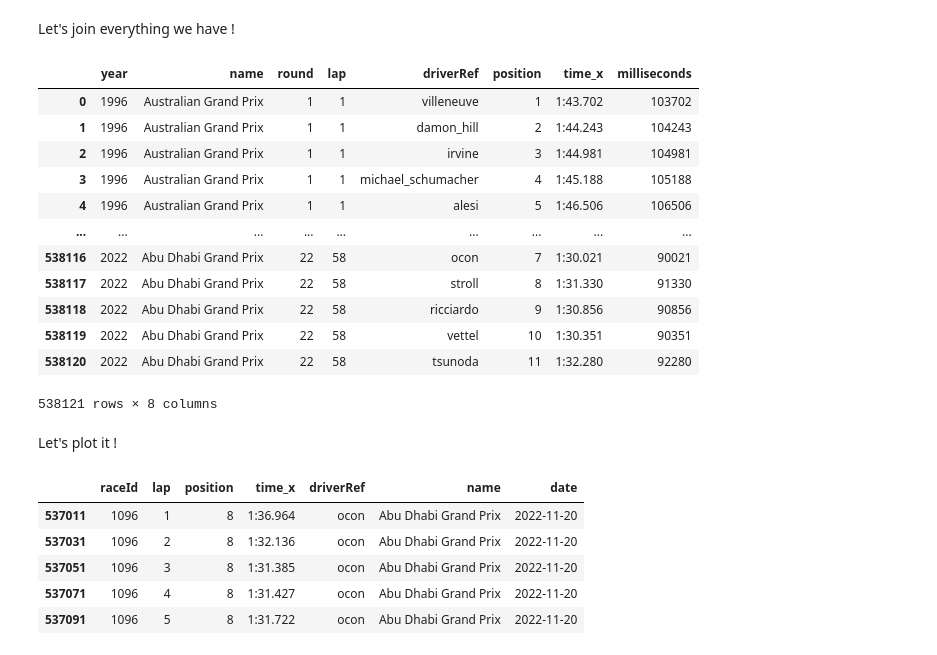
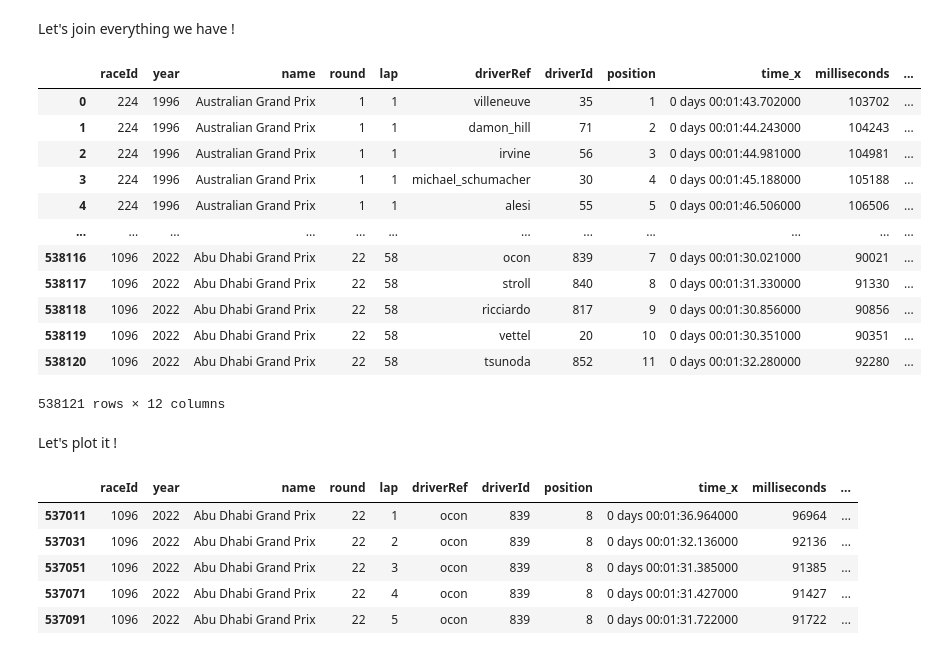
Before and after one commit to HenriEloy/F1_lapTime_prediction, a Jupyter notebook: notebooks/essai1.ipynb, the cells around one changed output. Saved outputs shown, nothing was run; the diff lists cells and outputs as text; code cells hidden in the pictures.

```diff
--- a/notebooks/essai1.ipynb
+++ b/notebooks/essai1.ipynb
@@ -107,36 +111,38 @@ Let's join everything we have !
 # %%
 df_merged = pd.merge(lap_times, drivers, on='driverId')
 df_merged = pd.merge(df_merged, races, on='raceId')
 #The race ids are not ordered by date
 df_merged = df_merged.sort_values(["year", "round", "lap", "position"]).reset_index(drop=True)
-df_merged = df_merged[["year","name", "round", "lap", "driverRef", "position", "time_x", "milliseconds"]]
+df_merged = df_merged[["raceId","year","name", "round", "lap", "driverRef", "driverId", "position", "time_x", "milliseconds", "date", "circuitId"]]
+df_merged["time_x"] = df_merged["time_x"].apply(lambda x: '0:' + x if len(x.split(':')) == 2 else x)
+df_merged["time_x"] = pd.to_timedelta(df_merged['time_x'])
 df_merged
 # %% [output]
-|  | year | name | round | lap | driverRef | position | time_x | milliseconds |
-| 0 | 1996 | Australian Grand Prix | 1 | 1 | villeneuve | 1 | 1:43.702 | 103702 |
-| 1 | 1996 | Australian Grand Prix | 1 | 1 | damon_hill | 2 | 1:44.243 | 104243 |
-| 2 | 1996 | Australian Grand Prix | 1 | 1 | irvine | 3 | 1:44.981 | 104981 |
-| 3 | 1996 | Australian Grand Prix | 1 | 1 | michael_schumacher | 4 | 1:45.188 | 105188 |
-| 4 | 1996 | Australian Grand Prix | 1 | 1 | alesi | 5 | 1:46.506 | 106506 |
-| ... | ... | ... | ... | ... | ... | ... | ... | ... |
-| 538116 | 2022 | Abu Dhabi Grand Prix | 22 | 58 | ocon | 7 | 1:30.021 | 90021 |
-| 538117 | 2022 | Abu Dhabi Grand Prix | 22 | 58 | stroll | 8 | 1:31.330 | 91330 |
-| 538118 | 2022 | Abu Dhabi Grand Prix | 22 | 58 | ricciardo | 9 | 1:30.856 | 90856 |
-| 538119 | 2022 | Abu Dhabi Grand Prix | 22 | 58 | vettel | 10 | 1:30.351 | 90351 |
-| 538120 | 2022 | Abu Dhabi Grand Prix | 22 | 58 | tsunoda | 11 | 1:32.280 | 92280 |
+|  | raceId | year | name | round | lap | driverRef | driverId | position | time_x | milliseconds | ... |
+| 0 | 224 | 1996 | Australian Grand Prix | 1 | 1 | villeneuve | 35 | 1 | 0 days 00:01:43.702000 | 103702 | ... |
+| 1 | 224 | 1996 | Australian Grand Prix | 1 | 1 | damon_hill | 71 | 2 | 0 days 00:01:44.243000 | 104243 | ... |
+| 2 | 224 | 1996 | Australian Grand Prix | 1 | 1 | irvine | 56 | 3 | 0 days 00:01:44.981000 | 104981 | ... |
+| 3 | 224 | 1996 | Australian Grand Prix | 1 | 1 | michael_schumacher | 30 | 4 | 0 days 00:01:45.188000 | 105188 | ... |
+| 4 | 224 | 1996 | Australian Grand Prix | 1 | 1 | alesi | 55 | 5 | 0 days 00:01:46.506000 | 106506 | ... |
+| ... | ... | ... | ... | ... | ... | ... | ... | ... | ... | ... | ... |
+| 538116 | 1096 | 2022 | Abu Dhabi Grand Prix | 22 | 58 | ocon | 839 | 7 | 0 days 00:01:30.021000 | 90021 | ... |
+| 538117 | 1096 | 2022 | Abu Dhabi Grand Prix | 22 | 58 | stroll | 840 | 8 | 0 days 00:01:31.330000 | 91330 | ... |
+| 538118 | 1096 | 2022 | Abu Dhabi Grand Prix | 22 | 58 | ricciardo | 817 | 9 | 0 days 00:01:30.856000 | 90856 | ... |
+| 538119 | 1096 | 2022 | Abu Dhabi Grand Prix | 22 | 58 | vettel | 20 | 10 | 0 days 00:01:30.351000 | 90351 | ... |
+| 538120 | 1096 | 2022 | Abu Dhabi Grand Prix | 22 | 58 | tsunoda | 852 | 11 | 0 days 00:01:32.280000 | 92280 | ... |
-538121 rows × 8 columns
+538121 rows × 12 columns
 # %% [markdown]
 Let's plot it !
 # %%
 #First, we will watch the lap times of a specific driver, on a specific gp
 
 df_OCO_ABU2022 = df_merged.loc[(df_merged["year"]==2022) & (df_merged["name"]=="Abu Dhabi Grand Prix") & (df_merged["driverRef"]=="ocon")]
-df_OCO_ABU2022[["raceId","lap", "position", "time_x", "driverRef", "name", "date"]].head()
+df_OCO_ABU2022.head()
 # %% [output]
-|  | raceId | lap | position | time_x | driverRef | name | date |
-| 537011 | 1096 | 1 | 8 | 1:36.964 | ocon | Abu Dhabi Grand Prix | 2022-11-20 |
-| 537031 | 1096 | 2 | 8 | 1:32.136 | ocon | Abu Dhabi Grand Prix | 2022-11-20 |
-| 537051 | 1096 | 3 | 8 | 1:31.385 | ocon | Abu Dhabi Grand Prix | 2022-11-20 |
-| 537071 | 1096 | 4 | 8 | 1:31.427 | ocon | Abu Dhabi Grand Prix | 2022-11-20 |
-| 537091 | 1096 | 5 | 8 | 1:31.722 | ocon | Abu Dhabi Grand Prix | 2022-11-20 |
+|  | raceId | year | name | round | lap | driverRef | driverId | position | time_x | milliseconds | ... |
+| 537011 | 1096 | 2022 | Abu Dhabi Grand Prix | 22 | 1 | ocon | 839 | 8 | 0 days 00:01:36.964000 | 96964 | ... |
+| 537031 | 1096 | 2022 | Abu Dhabi Grand Prix | 22 | 2 | ocon | 839 | 8 | 0 days 00:01:32.136000 | 92136 | ... |
+| 537051 | 1096 | 2022 | Abu Dhabi Grand Prix | 22 | 3 | ocon | 839 | 8 | 0 days 00:01:31.385000 | 91385 | ... |
+| 537071 | 1096 | 2022 | Abu Dhabi Grand Prix | 22 | 4 | ocon | 839 | 8 | 0 days 00:01:31.427000 | 91427 | ... |
+| 537091 | 1096 | 2022 | Abu Dhabi Grand Prix | 22 | 5 | ocon | 839 | 8 | 0 days 00:01:31.722000 | 91722 | ... |
 # %%
```
Also changed, not shown: parts of 14 cells of this notebook.
